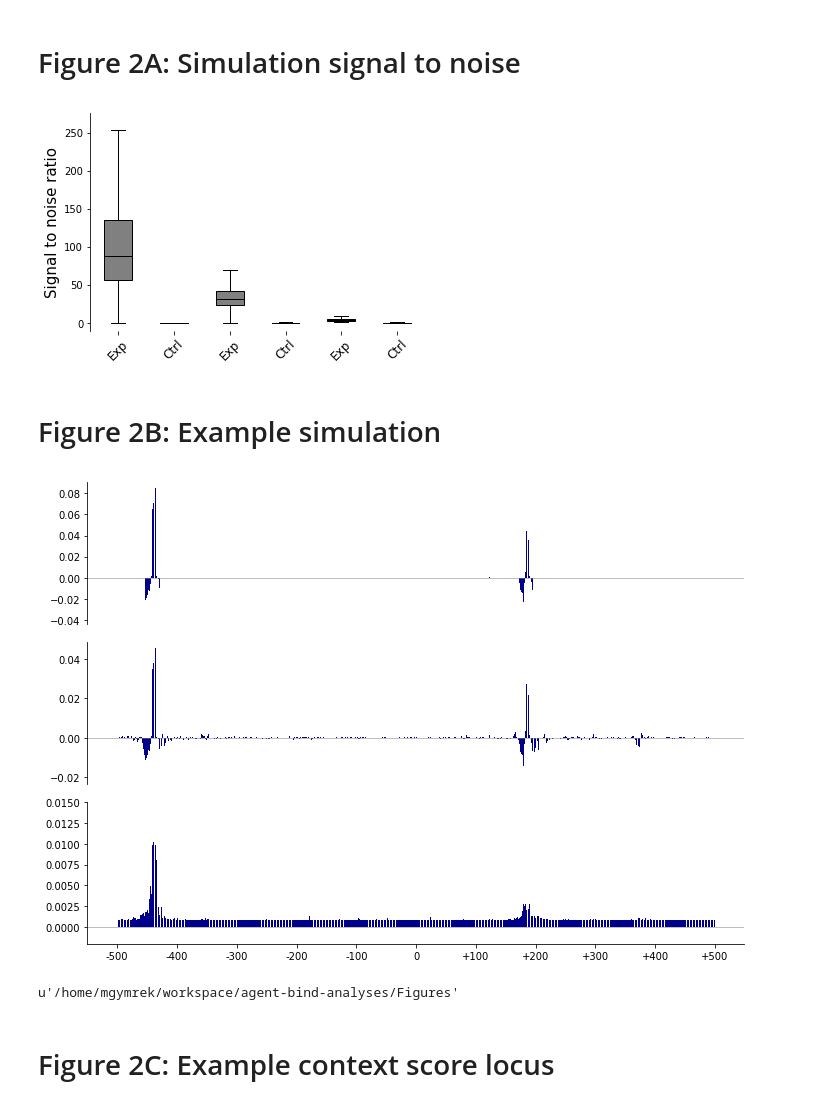
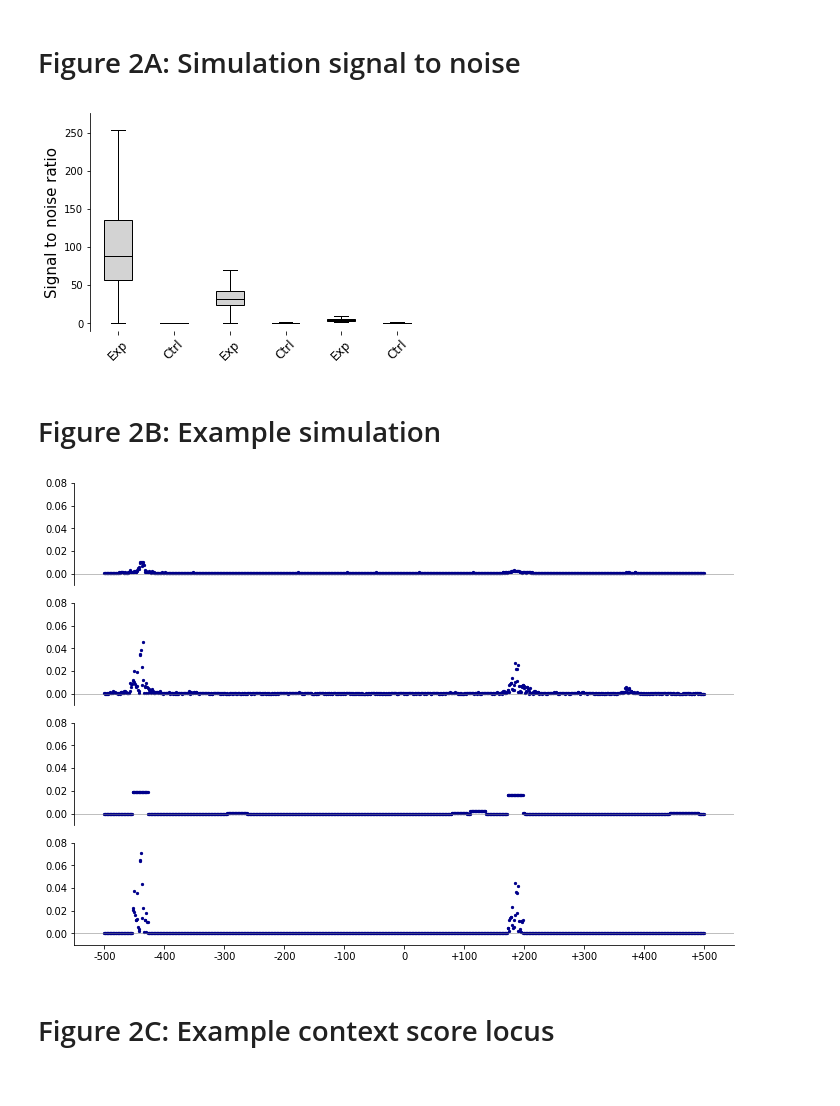
Before and after one commit to gymreklab/agent-bind-analyses, a Jupyter notebook: Figures/AgentBind_Figure2.ipynb, the cells around one changed output. Saved outputs shown, nothing was run; the diff lists cells and outputs as text; code cells hidden in the pictures.

```diff
--- a/Figures/AgentBind_Figure2.ipynb
+++ b/Figures/AgentBind_Figure2.ipynb
@@ -38,10 +78,11 @@ ax = fig.add_subplot(111)
 bp = ax.boxplot(sndata, sym="", patch_artist=True, medianprops={"color": "black"});
 
 # fill with colors
-colors = ["gray"]*6 #["darkgreen","darkgreen","darkblue","darkblue","purple","purple"]
+colors = ["lightgray"]*6 #["darkgreen","darkgreen","darkblue","darkblue","purple","purple"]
 for patch, color in zip(bp['boxes'], colors):
     patch.set_facecolor(color)
 
+ax.patch.set_visible(False)
 ax.spines['right'].set_visible(False)
 ax.spines['top'].set_visible(False)
 ax.spines['bottom'].set_visible(False)
@@ -50,64 +91,75 @@ ax.xaxis.set_ticks_position('bottom')
 ax.set_ylim(bottom=-10, top=275)
 ax.set_ylabel("Signal to noise ratio", size=15);
 ax.set_xticklabels(xticklabels, size=12, rotation=45);
-fig.savefig("sim_eval_methods.pdf")
 # %% [output]
-[figure, old version]
+[figure, new version]
 # %% [markdown]
 # Figure 2B: Example simulation
 # %%
 exnum = 718
 gcfile_ex = "/storage/pandaman/project/AgentBind-Simulation/results/gcam/c/simulated-TAL1/weight_figures/vis-sample-%s.txt"%exnum
-gcam = [float(item.strip().split()[1]) for item in open(gcfile_ex, "r").readlines()]
+gcam = [abs(float(item.strip().split()[1])) for item in open(gcfile_ex, "r").readlines()]
 
 smfile_ex = "/storage/pandaman/project/AgentBind-Simulation/results/reg/c/simulated-TAL1/weight_figures/vis-sample-%s.txt"%exnum
-sm = [float(item.strip().split()[1]) for item in open(smfile_ex, "r").readlines()]
+sm = [abs(float(item.strip().split()[1])) for item in open(smfile_ex, "r").readlines()]
 
 mutfile_ex = "/storage/pandaman/project/AgentBind-Simulation/results/prtb/c/simulated-TAL1/weight_figures/vis-sample-%s.txt"%exnum
-mut = [float(item.strip().split()[1]) for item in open(mutfile_ex, "r").readlines()]
+mut = [abs(float(item.strip().split()[1])) for item in open(mutfile_ex, "r").readlines()]
+
+camfile_ex = "/storage/pandaman/project/AgentBind-Simulation/results/cam/c/simulated-TAL1/weight_figures/vis-sample-%s.txt"%exnum
+cam = [abs(float(item.strip().split()[1])) for item in open(camfile_ex, "r").readlines()]
 
 sval = 1
 color = "darkblue"
 
 xvals = range(len(gcam))
 fig = plt.figure()
 fig.set_size_inches((10,7))
-ax = fig.add_subplot(311)
-ax.bar(xvals, gcam, color=color)
+
+ax = fig.add_subplot(411)
+ax.scatter(xvals, mut, color=color, s=5.0)
+#ax.set_yticks(np.arange(0, 0.021, 0.01))
 ax.set_xticks([])
-#ax.set_yticks(np.arange(-0.05, 0.11, 0.05))
 ax.axhline(y=0, color="gray", linewidth=0.5)
+ax.set_ylim(bottom=-0.01, top=0.08)
 ax.spines['right'].set_visible(False)
 ax.spines['top'].set_visible(False)
 ax.spines['bottom'].set_visible(False)
 
-ax = fig.add_subplot(312)
-ax.bar(xvals, sm, color=color)
+ax = fig.add_subplot(412)
+ax.scatter(xvals, sm, color=color, s=5.0)
+ax.set_xticks([])
 ax.axhline(y=0, color="gray", linewidth=0.5)
-ax.set_xticks([])
 #ax.set_yticks(np.arange(-0.05, 0.06, 0.05))
+ax.set_ylim(bottom=-0.01, top=0.08)
 ax.spines['right'].set_visible(False)
 ax.spines['top'].set_visible(False)
 ax.spines['bottom'].set_visible(False)
 
-ax = fig.add_subplot(313)
-ax.bar(xvals, mut, color=color)
+ax = fig.add_subplot(413)
+ax.scatter(xvals, cam, color=color, s=5.0)
 #ax.set_yticks(np.arange(0, 0.021, 0.01))
+ax.set_xticks([])
+ax.axhline(y=0, color="gray", linewidth=0.5)
+ax.set_ylim(bottom=-0.01, top=0.08)
+ax.spines['right'].set_visible(False)
+ax.spines['top'].set_visible(False)
+ax.spines['bottom'].set_visible(False)
+
+ax = fig.add_subplot(414)
+ax.scatter(xvals, gcam, color=color, s=5.0)
 ax.set_xticks(np.arange(0, 1001, 100))
 ax.set_xticklabels(list(np.arange(-500, 1, 100)) + ["+%s"%item for item in np.arange(100, 501, 100)])
+#ax.set_yticks(np.arange(-0.05, 0.11, 0.05))
 ax.axhline(y=0, color="gray", linewidth=0.5)
-ax.set_ylim(bottom=-0.002, top=0.015)
+ax.set_ylim(bottom=-0.01, top=0.08)
 ax.spines['right'].set_visible(False)
 ax.spines['top'].set_visible(False)
 
+
 fig.tight_layout()
-fig.savefig("sim_eval_example_%s.pdf"%exnum)
 # %% [output]
-[figure, old version]
+[figure, new version]
-# %%
-pwd
-# %% [output]
-u'/home/mgymrek/workspace/agent-bind-analyses/Figures'
 # %% [markdown]
 # Figure 2C: Example context score locus
 # %%
```
Also changed, not shown: parts of 5 cells of this notebook, 6 other files.
